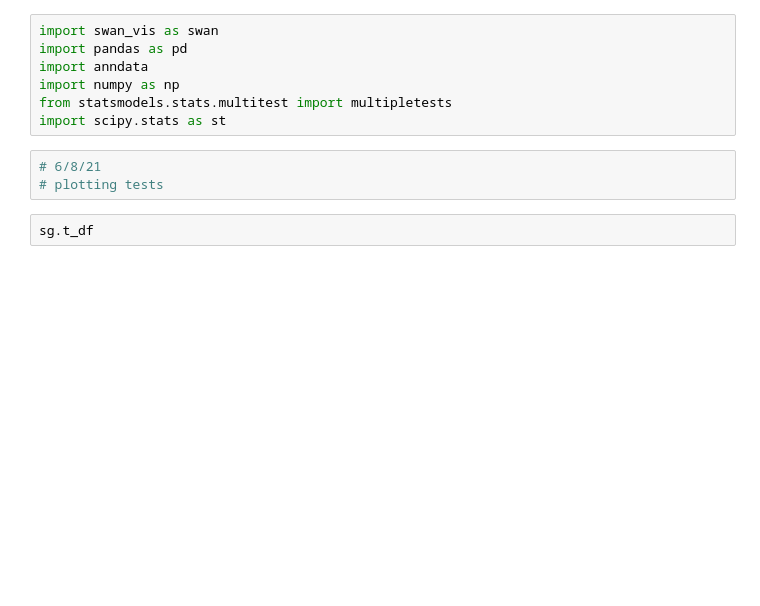
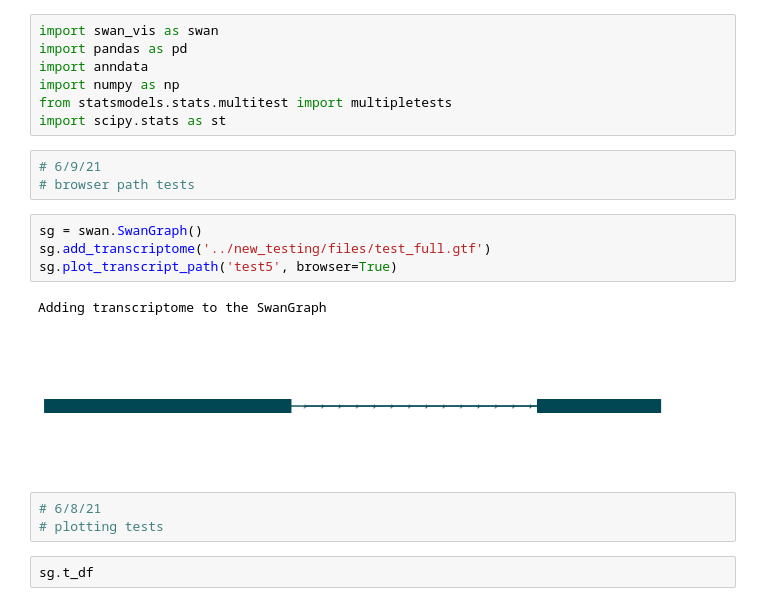
Before and after one commit to mortazavilab/swan_vis, a Jupyter notebook: tutorials/test_dev.ipynb, the cells around one changed output. Saved outputs shown, nothing was run; the diff lists cells and outputs as text; blank space fills up the shorter version.

```diff
--- a/tutorials/test_dev.ipynb
+++ b/tutorials/test_dev.ipynb
@@ -5,6 +5,16 @@ import anndata
 import numpy as np
 from statsmodels.stats.multitest import multipletests
 import scipy.stats as st
+# %%
+# 6/9/21
+# browser path tests
+# %%
+sg = swan.SwanGraph()
+sg.add_transcriptome('../new_testing/files/test_full.gtf')
+sg.plot_transcript_path('test5', browser=True)
+# %% [output]
+Adding transcriptome to the SwanGraph
+[figure, added]
 # %%
 # 6/8/21
 # plotting tests
```
Also changed, not shown: 4 other files.
